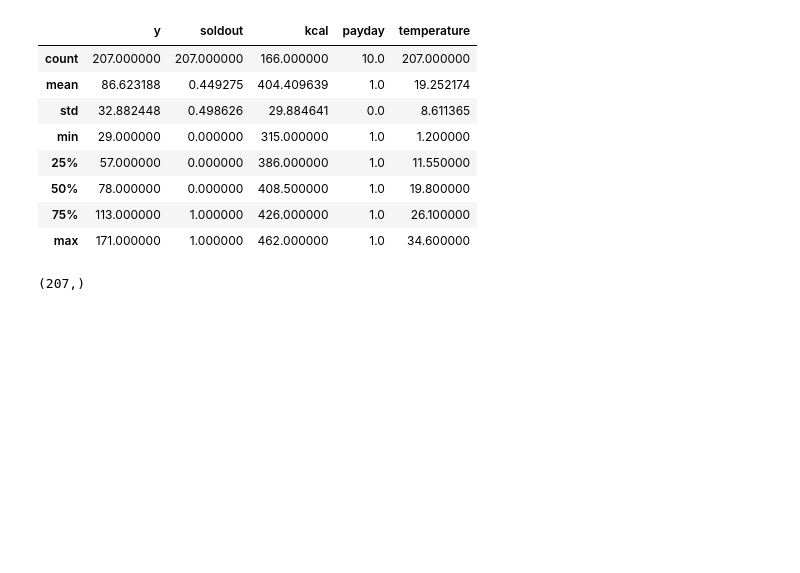
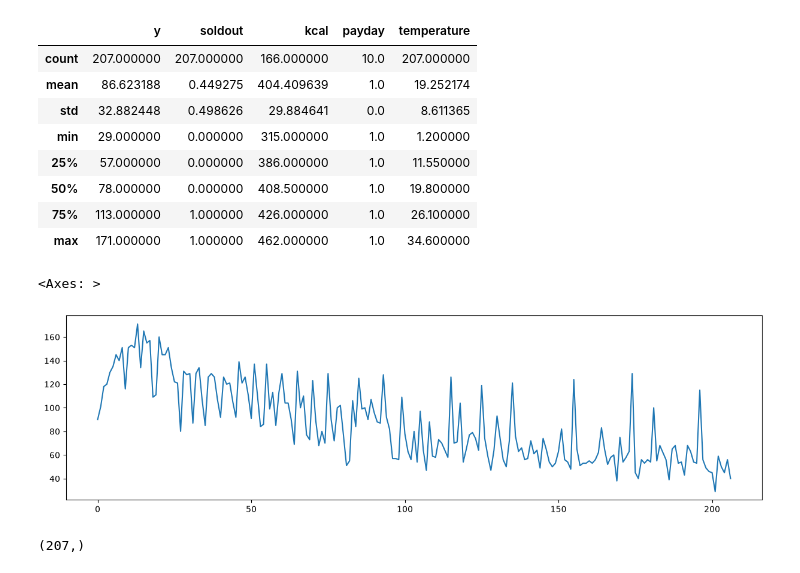
Before and after one commit to pchneurodiveyok132-cell/-----_---, a Jupyter notebook: First_Deliverable.ipynb, the cells around one changed output. Cells and saved outputs as stored; diff of their text form; code cells hidden in the pictures; blank space fills up the shorter version.

```diff
--- a/First_Deliverable.ipynb
+++ b/First_Deliverable.ipynb
@@ -46,3 +46,9 @@ test.head()
 | 2 | 2014-10-3 | 金 | 0 | 豚肉のマスタード焼き | 405.0 | NaN | NaN | NaN | 晴れ | -- | ... |
 | 3 | 2014-10-6 | 月 | 1 | 麻婆春雨 | 400.0 | NaN | NaN | NaN | 雨 | 0.5 | ... |
 | 4 | 2014-10-7 | 火 | 0 | 厚揚げ肉みそ炒め | 430.0 | NaN | NaN | NaN | 晴れ | -- | ... |
+# %%
+# フラグを立てる
+train['flg'] = 1
+test['flg'] = 0
+# trainデータとtestデータを結合
+all_data = pd.concat([train,test], axis=0, sort=False)
@@ -76,6 +123,12 @@ train.describe()
 | 50% | 78.000000 | 0.000000 | 408.500000 | 1.0 | 19.800000 |
 | 75% | 113.000000 | 1.000000 | 426.000000 | 1.0 | 26.100000 |
 | max | 171.000000 | 1.000000 | 462.000000 | 1.0 | 34.600000 |
+# %%
+train["y"].plot(figsize=(15,4))
+#売上のグラフ化
+# %% [output]
+<Axes: >
+[figure, added]
 # %%
 # 学習用データ
 # 説明変数に "temperature (温度)" を利用
```
Also changed, not shown: parts of 2 cells of this notebook.
